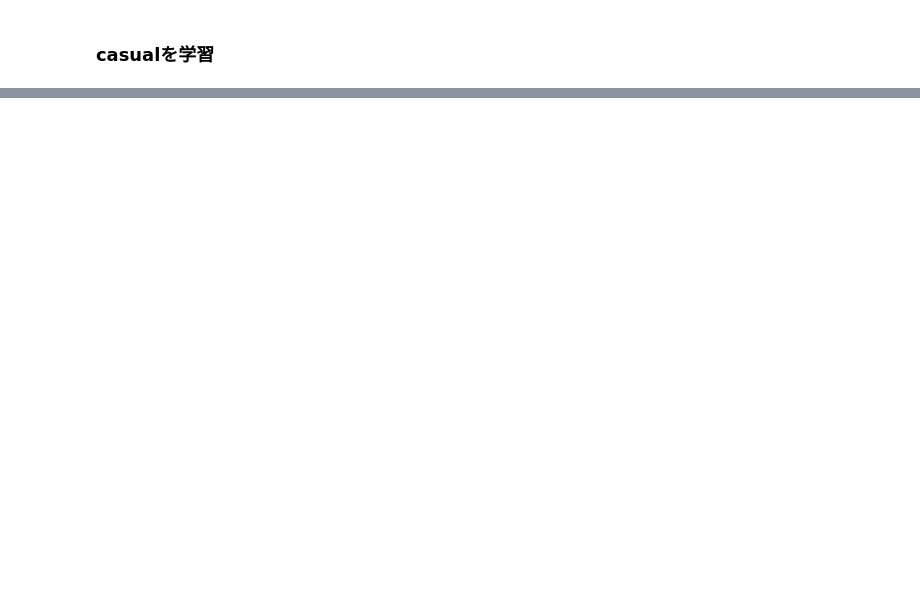
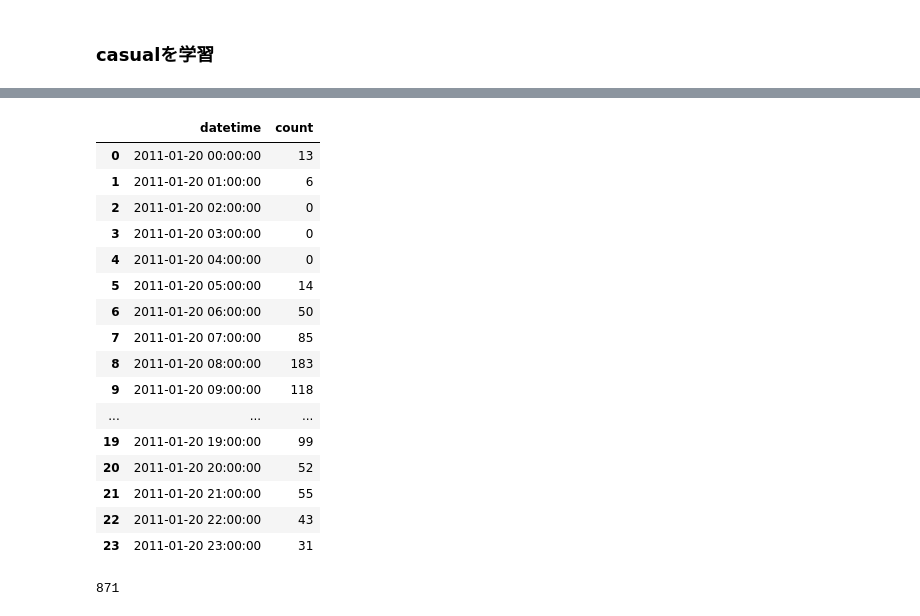
Before and after one commit to Taichi-Ibi/KaggleBikeSharingDemand, a Jupyter notebook: BikeSharing.ipynb, the cells around one changed output, grey strips where cells are left out. Saved outputs shown, nothing was run; the diff lists cells and outputs as text; code cells hidden in the pictures; blank space fills up the shorter version.

```diff
--- a/BikeSharing.ipynb
+++ b/BikeSharing.ipynb
@@ -330,0 +415,24 @@ R2 : 0.9246024605910079
+# %%
+submission.head(24)
+# %% [output]
+|  | datetime | count |
+| 0 | 2011-01-20 00:00:00 | 13 |
+| 1 | 2011-01-20 01:00:00 | 6 |
+| 2 | 2011-01-20 02:00:00 | 0 |
+| 3 | 2011-01-20 03:00:00 | 0 |
+| 4 | 2011-01-20 04:00:00 | 0 |
+| 5 | 2011-01-20 05:00:00 | 14 |
+| 6 | 2011-01-20 06:00:00 | 50 |
+| 7 | 2011-01-20 07:00:00 | 85 |
+| 8 | 2011-01-20 08:00:00 | 183 |
+| 9 | 2011-01-20 09:00:00 | 118 |
+| ... | ... | ... |
+| 19 | 2011-01-20 19:00:00 | 99 |
+| 20 | 2011-01-20 20:00:00 | 52 |
+| 21 | 2011-01-20 21:00:00 | 55 |
+| 22 | 2011-01-20 22:00:00 | 43 |
+| 23 | 2011-01-20 23:00:00 | 31 |
+# %%
+submission['count'].max()
+# %% [output]
+871
```
Also changed, not shown: parts of 10 cells of this notebook, 1 other file.
